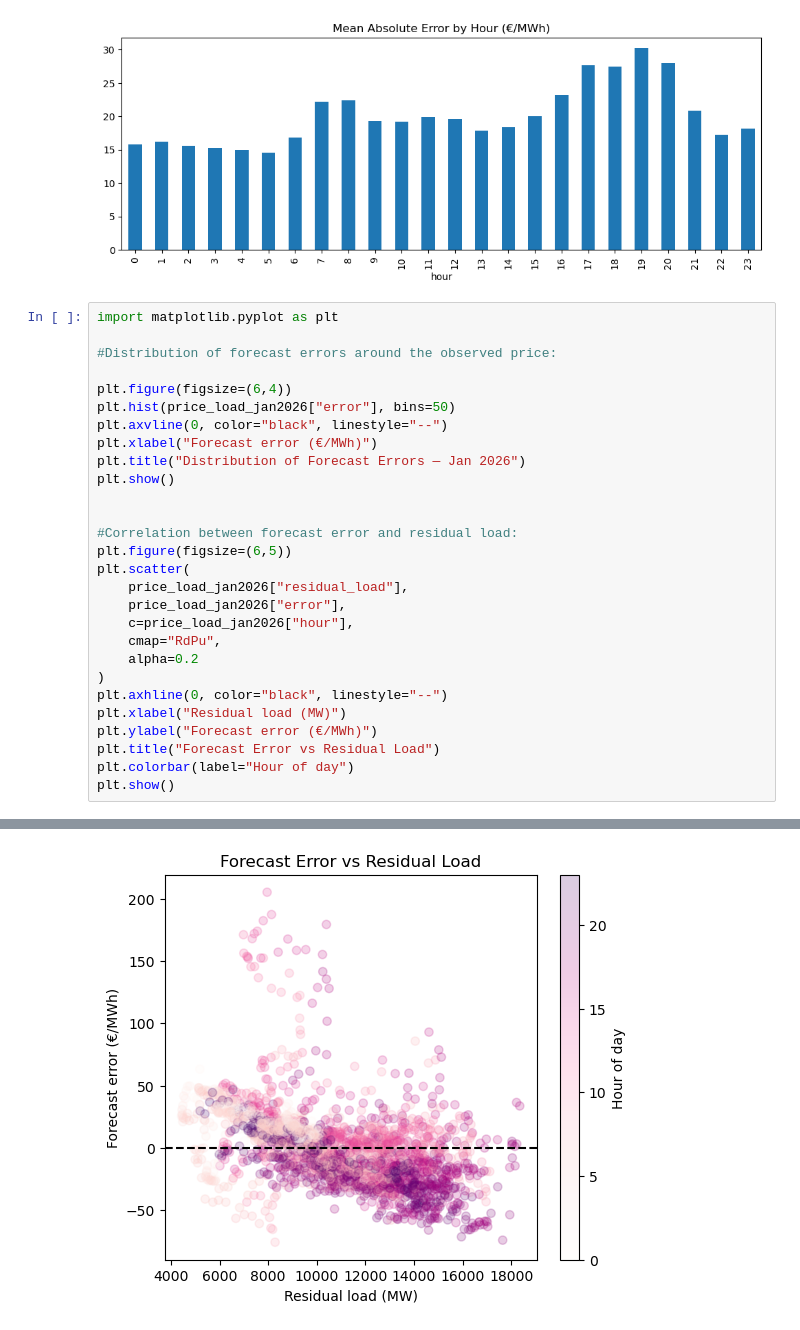
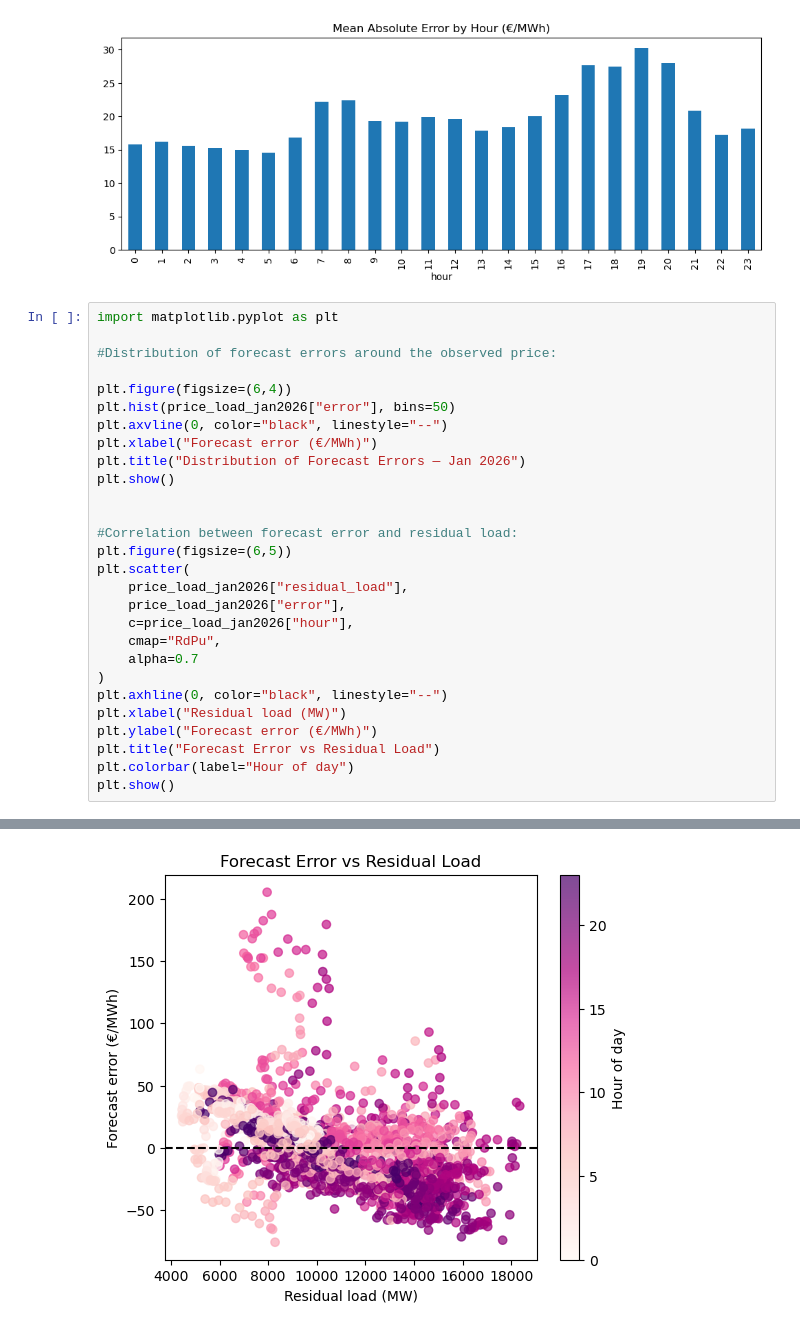
Before and after one commit to nickleu/EnergyMarket_NL, a Jupyter notebook: Notebooks/03_conditional_linear_models.ipynb, the cells around one changed output, grey strips where cells are left out. Saved outputs shown, nothing was run; the diff lists cells and outputs as text.

```diff
--- a/Notebooks/03_conditional_linear_models.ipynb
+++ b/Notebooks/03_conditional_linear_models.ipynb
@@ -234,31 +234,31 @@ See the caveats in the documentation: https://pandas.pydata.org/pandas-docs/stab
 # %%
 import matplotlib.pyplot as plt
 
 #Distribution of forecast errors around the observed price:
 
 plt.figure(figsize=(6,4))
 plt.hist(price_load_jan2026["error"], bins=50)
 plt.axvline(0, color="black", linestyle="--")
 plt.xlabel("Forecast error (€/MWh)")
 plt.title("Distribution of Forecast Errors — Jan 2026")
 plt.show()
 
 
 #Correlation between forecast error and residual load:
 plt.figure(figsize=(6,5))
 plt.scatter(
     price_load_jan2026["residual_load"],
     price_load_jan2026["error"],
     c=price_load_jan2026["hour"],
     cmap="RdPu",
-    alpha=0.2
+    alpha=0.7
 )
 plt.axhline(0, color="black", linestyle="--")
 plt.xlabel("Residual load (MW)")
 plt.ylabel("Forecast error (€/MWh)")
 plt.title("Forecast Error vs Residual Load")
 plt.colorbar(label="Hour of day")
 plt.show()
 # %% [output]
 [figure]
-[figure, old version]
+[figure, new version]
```
Also changed, not shown: parts of 2 cells of this notebook.
